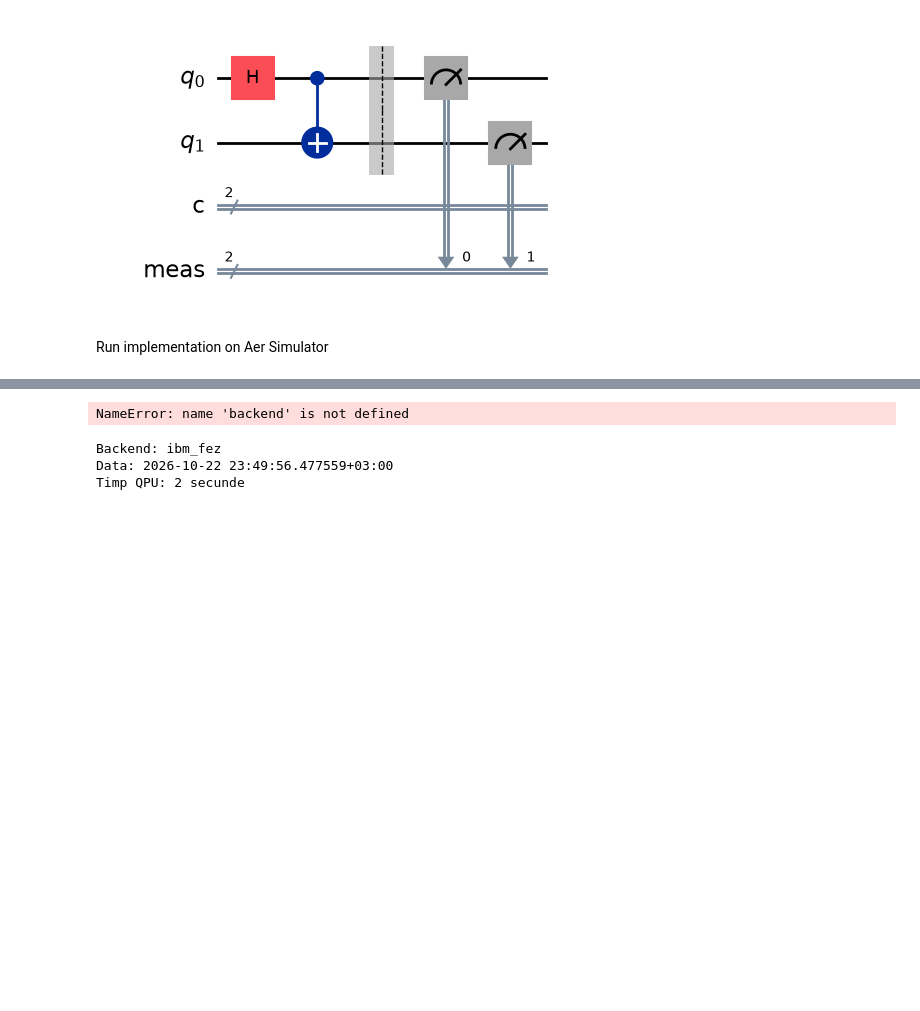
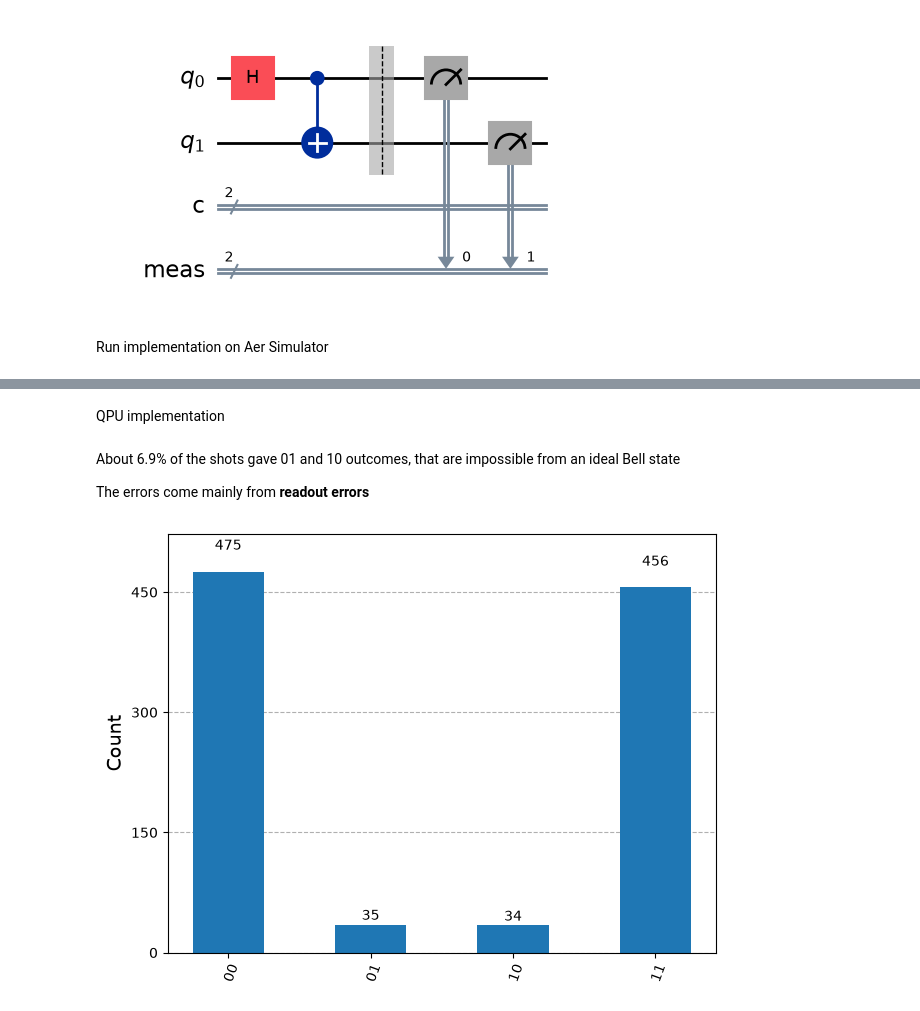
Before and after one commit to ana-maria-ghica/qaoa-process-partitioning, a Jupyter notebook: notebooks/00_setup.ipynb, the cells around one changed output, grey strips where cells are left out. Saved outputs shown, nothing was run; the diff lists cells and outputs as text; code cells hidden in the pictures; blank space fills up the shorter version.

```diff
--- a/notebooks/00_setup.ipynb
+++ b/notebooks/00_setup.ipynb
@@ -59,35 +58,29 @@ plot_histogram(counts)
+# %% [markdown]
+QPU implementation
 # %%
-# run implementation on QPU
-# a rulat 2 secunde - am vazut din ibm q platform
+raise RuntimeError("This cell creates/submits IBM quantum jobs. Do not re-run")
 
-from qiskit_ibm_runtime import QiskitRuntimeService
-
-# comenteaza - for safety
-# service = QiskitRuntimeService(name="default-ibm-quantum-platform")
-# backend = service.least_busy(operational=True, simulator=False)
+backend = service.least_busy(operational=True, simulator=False)
 
 pm = generate_preset_pass_manager(backend=backend, optimization_level=1)
 isa_qc = pm.run(qc)
 
 sampler = Sampler(mode=backend)
 job = sampler.run([isa_qc], shots=1000)
-print(job.job_id())   # notează-l în jurnal
-
-result = job.result() # aici aștepți coada
-counts = result[0].data.meas.get_counts()
-plot_histogram(counts)
+print(job.job_id())
-# %% [output]
-NameError: name 'backend' is not defined
-# %%
-from qiskit_ibm_runtime import QiskitRuntimeService
-
-service = QiskitRuntimeService(name="default-ibm-quantum-platform")
-job = service.job("dbd7dt7i0auc7394s3lg")
-
-print("Backend:", job.backend().name)
-print("Data:", job.creation_date)
-print("Timp QPU:", job.usage(), "secunde")
-# %% [output]
-Backend: ibm_fez
-Data: 2026-10-22 23:49:56.477559+03:00
-Timp QPU: 2 secunde
+# %% [markdown]
+About 6.9% of the shots gave 01 and 10 outcomes, that are impossible from an ideal Bell state
+
+The errors come mainly from **readout errors**
+# %%
+job = service.job("dbd7dt7i0auc7394s3lg")
+
+print("Backend:", job.backend().name)
+print("Data:", job.creation_date)
+print("QPU time:", job.usage(), "seconds")
+
+counts = job.result()[0].data.meas.get_counts()
+errors = counts.get("01", 0) + counts.get("10", 0)
+plot_histogram(counts)
+# %% [output]
+[figure, added]
```
Also changed, not shown: parts of 5 cells of this notebook, 19 other files.
